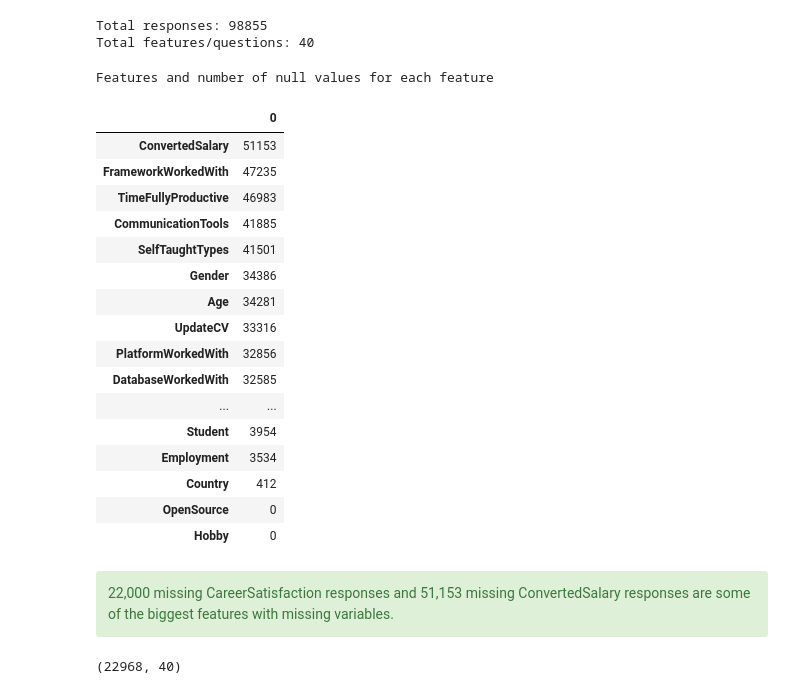
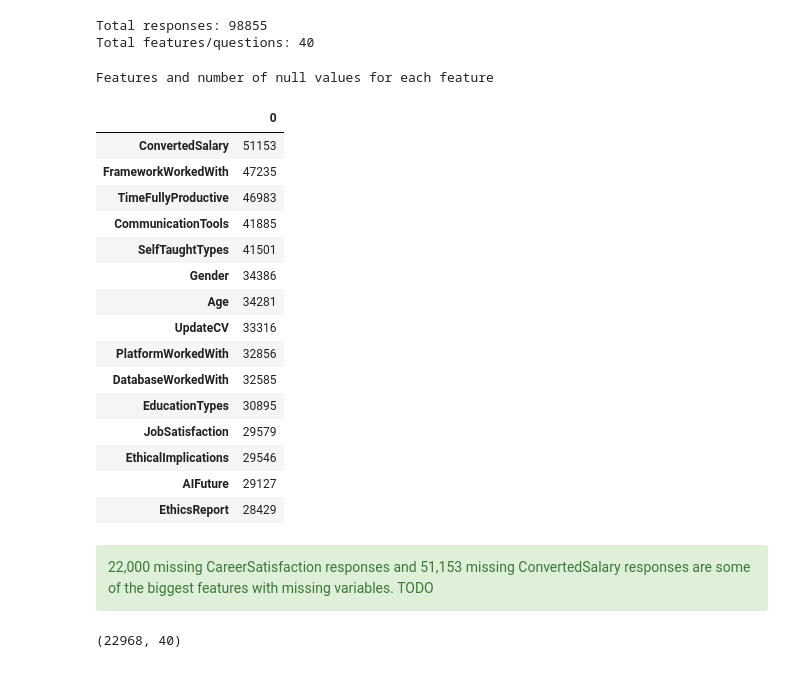
Before and after one commit to nitishvj/Capstone-1-Developers-Survey-Analysis, a Jupyter notebook: Capstone 1.ipynb, the cells around one changed output. Cells and saved outputs as stored; diff of their text form; code cells hidden in the pictures.

```diff
--- a/Capstone 1.ipynb
+++ b/Capstone 1.ipynb
@@ -65,29 +67,28 @@ print('Total responses: ' + str(data.shape[0]));print('Total features/questions:
 Total responses: 98855
 Total features/questions: 40
 # %%
-pd.DataFrame(data.isnull().sum().sort_values(ascending=False)).style.set_caption("Features and number of null values for each feature") # Num of null values in each column
+pd.DataFrame(data.isnull().sum().sort_values(ascending=False)).head(15).style.set_caption("Features and number of null values for each feature") # Num of null values in each column
 # %% [output]
 Features and number of null values for each feature
 |  | 0 |
 | ConvertedSalary | 51153 |
 | FrameworkWorkedWith | 47235 |
 | TimeFullyProductive | 46983 |
 | CommunicationTools | 41885 |
 | SelfTaughtTypes | 41501 |
 | Gender | 34386 |
 | Age | 34281 |
 | UpdateCV | 33316 |
 | PlatformWorkedWith | 32856 |
 | DatabaseWorkedWith | 32585 |
-| ... | ... |
-| Student | 3954 |
-| Employment | 3534 |
-| Country | 412 |
-| OpenSource | 0 |
-| Hobby | 0 |
+| EducationTypes | 30895 |
+| JobSatisfaction | 29579 |
+| EthicalImplications | 29546 |
+| AIFuture | 29127 |
+| EthicsReport | 28429 |
 # %% [markdown]
 <div class="span5 alert alert-success">
-22,000 missing CareerSatisfaction responses and 51,153 missing ConvertedSalary responses are some of the biggest features with missing variables.
+22,000 missing CareerSatisfaction responses and 51,153 missing ConvertedSalary responses are some of the biggest features with missing variables. TODO
 </div>
 # %%
 data.columns;
```
Also changed, not shown: parts of 96 cells of this notebook.
